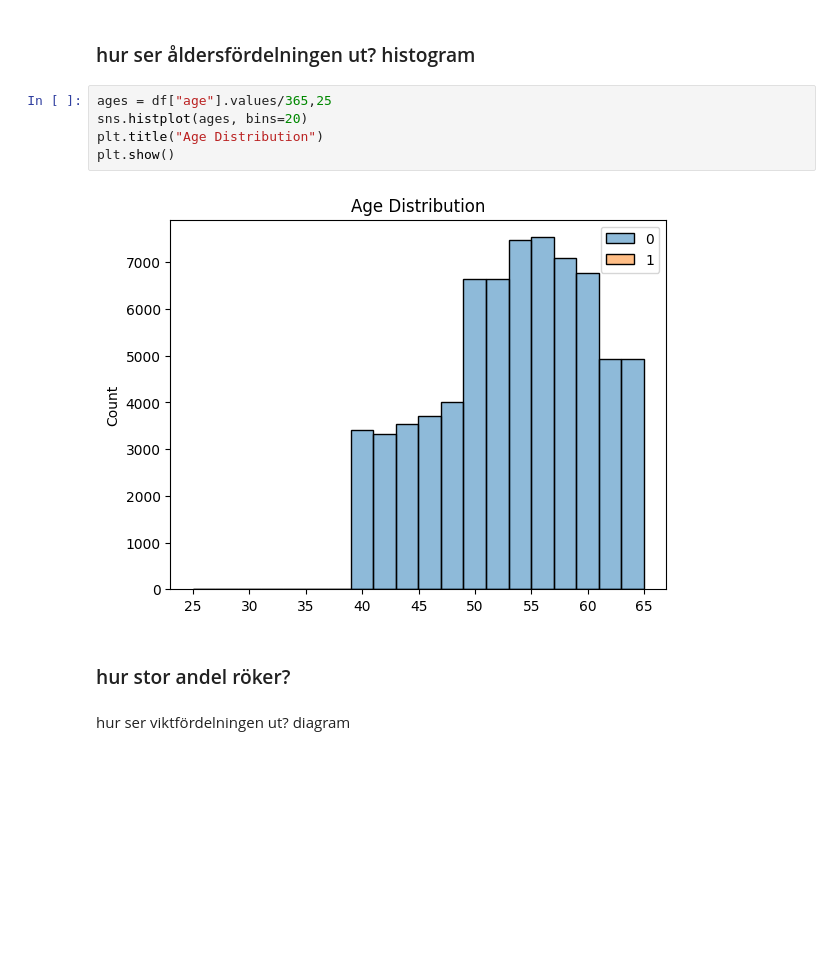
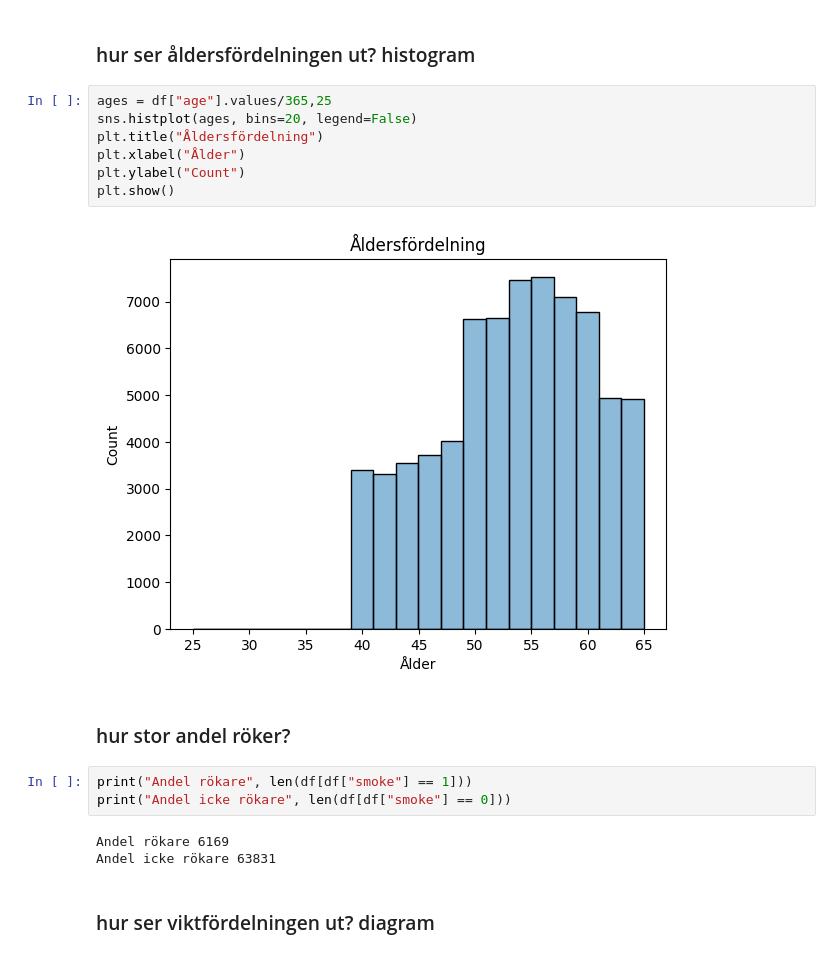
Before and after one commit to Ludwilton/Medical-predictions-lab, a Jupyter notebook: EDA.ipynb, the cells around one changed output. Cells and saved outputs as stored; diff of their text form; blank space fills up the shorter version.

```diff
--- a/EDA.ipynb
+++ b/EDA.ipynb
@@ -35,12 +35,20 @@ plt.show()
 ### hur ser åldersfördelningen ut? histogram
 # %%
 ages = df["age"].values/365,25
-sns.histplot(ages, bins=20)
-plt.title("Age Distribution")
+sns.histplot(ages, bins=20, legend=False)
+plt.title("Åldersfördelning")
+plt.xlabel("Ålder")
+plt.ylabel("Count")
 plt.show()
 # %% [output]
-[figure, old version]
+[figure, new version]
 # %% [markdown]
 ### hur stor andel röker?
+# %%
+print("Andel rökare", len(df[df["smoke"] == 1]))
+print("Andel icke rökare", len(df[df["smoke"] == 0]))
+# %% [output]
+Andel rökare 6169
+Andel icke rökare 63831
 # %% [markdown]
-hur ser viktfördelningen ut? diagram
+### hur ser viktfördelningen ut? diagram
```
Also changed, not shown: parts of 6 cells of this notebook, 2 other files.
